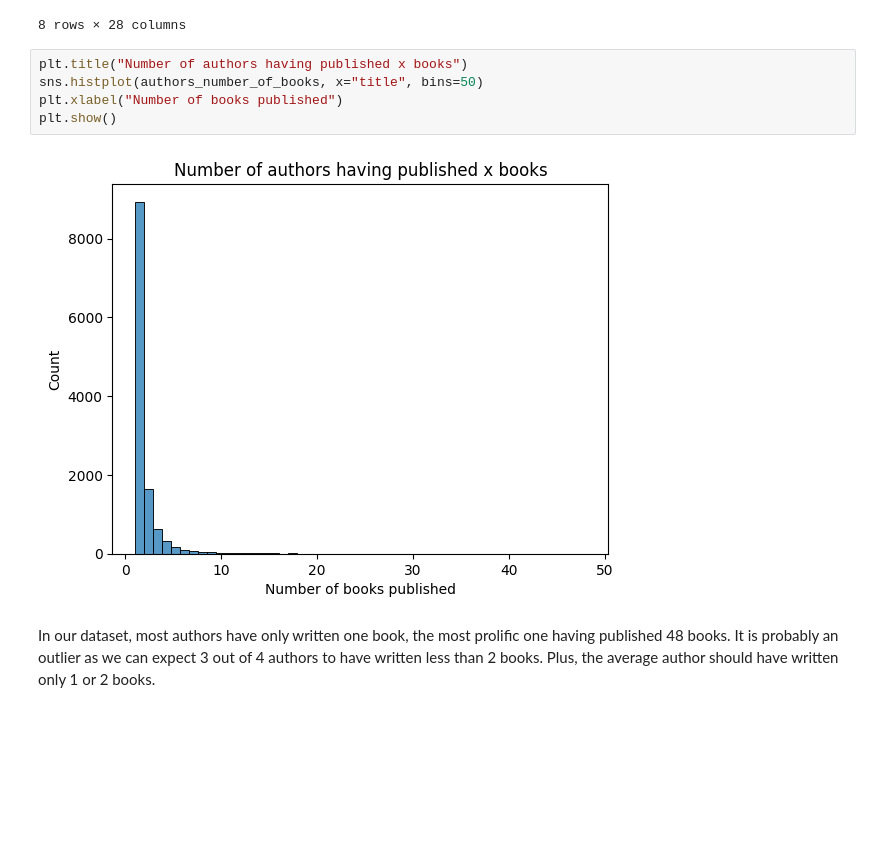
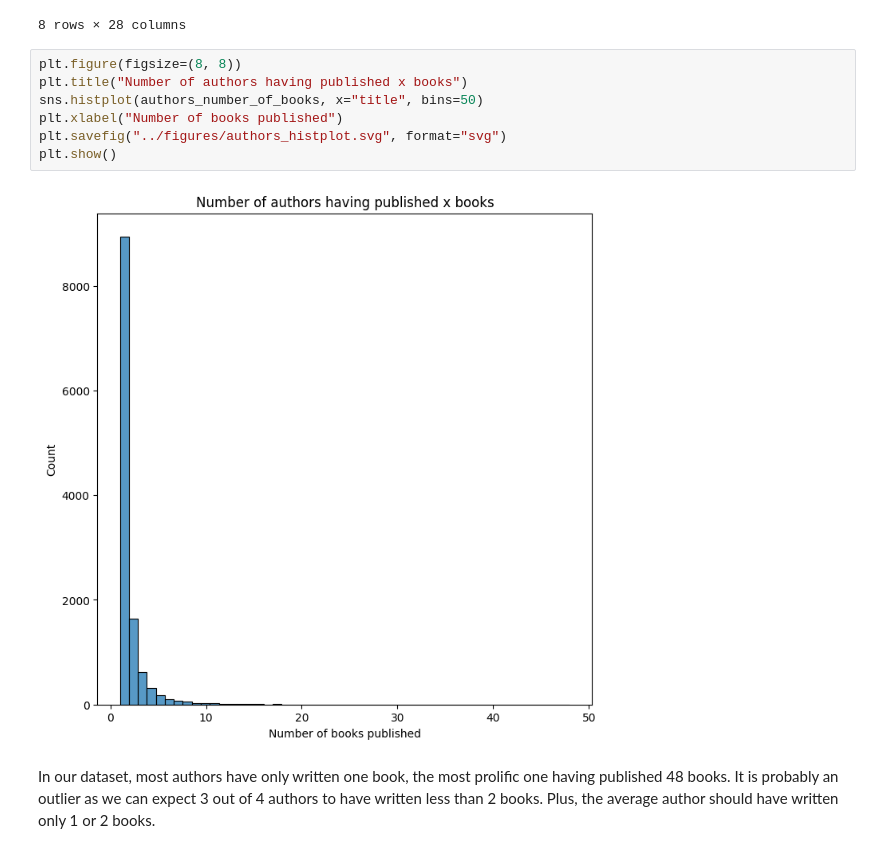
Before and after one commit to Ethan2541/Projet-DALAS, a Jupyter notebook: src/eda.ipynb, the cells around one changed output. Cells and saved outputs as stored; diff of their text form; blank space fills up the shorter version.

```diff
--- a/src/eda.ipynb
+++ b/src/eda.ipynb
@@ -250,12 +256,14 @@ authors_number_of_books.describe()
 | max | 48.000000 | 48.000000 | 48.000000 | 36.000000 | 48.000000 | 48.000000 | 48.000000 | 48.000000 | ... |
 8 rows × 28 columns
 # %%
+plt.figure(figsize=(8, 8))
 plt.title("Number of authors having published x books")
 sns.histplot(authors_number_of_books, x="title", bins=50)
 plt.xlabel("Number of books published")
+plt.savefig("../figures/authors_histplot.svg", format="svg")
 plt.show()
 # %% [output]
-[figure, old version]
+[figure, new version]
 # %% [markdown]
 In our dataset, most authors have only written one book, the most prolific one having published 48 books. It is probably an outlier as we can expect 3 out of 4 authors to have written less than 2 books. Plus, the average author should have written only 1 or 2 books.
 # %%
```
Also changed, not shown: parts of 20 cells of this notebook, 29 other files.
